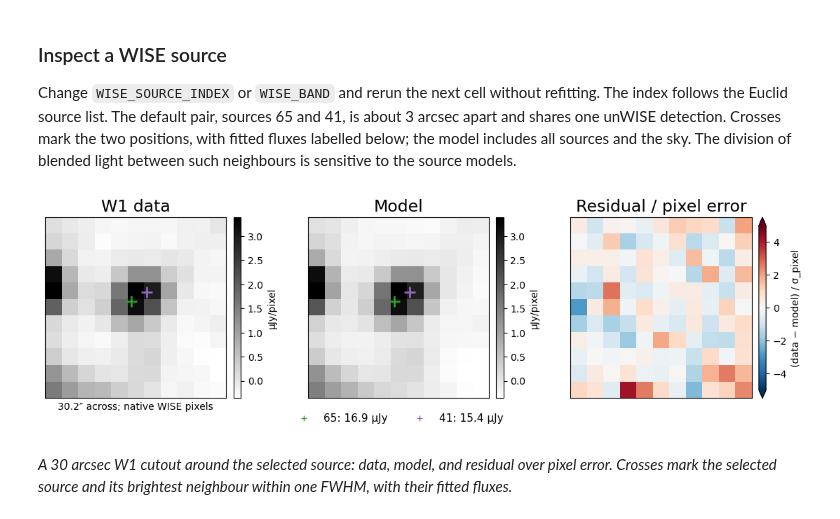
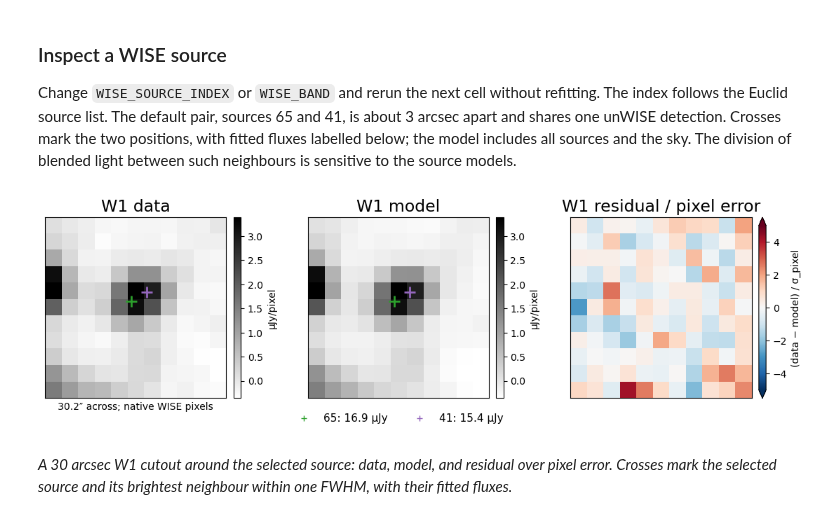
Before and after one commit to Caltech-IPAC/euclid-forced-photometry, a Jupyter notebook: notebooks/02_wise_forced_photometry.ipynb, the cells around one changed output. Drawn from its saved outputs; the diff is of its cells as text; code cells hidden in the pictures.

```diff
--- a/notebooks/02_wise_forced_photometry.ipynb
+++ b/notebooks/02_wise_forced_photometry.ipynb
@@ -79,3 +79,18 @@ if mask is not None:
 # %% [output]
 unWISE box: 320 arcsec, coadd_id=2709p666, W1 shape (116, 116)
 6 spike/halo/ghost pixels masked in the box
+# %%
+fig, axes = plt.subplots(1, 3, figsize=(18, 6.2))
+ep.viz.show_cutout(vis.cutouts['VIS'], ax=axes[0], title=f'VIS  {SIZE_ARCSEC:.0f}" field')
+for ax, band in zip(axes[1:], WISE_BANDS):
+    t = tiles[band]
+    cx, cy = t['wcs'].world_to_pixel_values(TARGET_RA, TARGET_DEC)
+    cut = Cutout2D(t['data'], (float(cx), float(cy)), SIZE_ARCSEC * u.arcsec, wcs=t['wcs'],
+                   mode='partial', fill_value=0.0)
+    ujy = ep.viz.ujy_per_unit(band=band)  # µJy per Vega nanomaggy
+    ax.imshow(cut.data * ujy, origin='lower', cmap='gray_r', interpolation='nearest',
+              vmin=0, vmax=float(np.nanpercentile(cut.data, 99.5)) * ujy)
+    ep.viz.add_colorbar(ax, label='µJy/pixel')
+    ax.set_title(f'unWISE {band}  {SIZE_ARCSEC:.0f}" field')
+    ax.set_xticks([]); ax.set_yticks([])
+plt.tight_layout(); plt.show()
@@ -201,14 +221,14 @@ for row, band in enumerate(WISE_BANDS):
     axes[row, 0].imshow(data * ujy, origin='lower', cmap='gray_r', vmin=0, vmax=vmax)
     axes[row, 0].set_title(f'{band} data ({SIZE_ARCSEC:.0f}")')
     axes[row, 1].imshow(model * ujy, origin='lower', cmap='gray_r', vmin=0, vmax=vmax)
-    axes[row, 1].set_title('Model')
+    axes[row, 1].set_title(f'{band} model')
     for ax in axes[row, :2]:
         ep.viz.add_colorbar(ax, label='µJy/pixel')
     _, info_res = ep.viz.show_residual(data, model, invvar=invvar, scale=ujy,
                                        unit='µJy/pixel', ax=axes[row, 2],
-                                       title='Residual (±5σ)')
+                                       title=f'{band} residual (±5σ)')
     _, info_chi = ep.viz.show_chi_map(data, model, invvar,
-                                      ax=axes[row, 3], title='Residual / pixel error')
+                                      ax=axes[row, 3], title=f'{band} residual / pixel error')
     for ax in axes[row]:
         ax.set_xticks([]); ax.set_yticks([])
         ax.title.set_fontsize(20)
@@ -247,35 +267,35 @@ data, model = r['data'][sy, sx], r['model'][sy, sx]
 weight = r['invvar'][sy, sx]
 chi = np.where(weight > 0, (data - model) * np.sqrt(weight), np.nan)
 extent = (sx.start - .5, sx.stop - .5, sy.start - .5, sy.stop - .5)
 lo, hi = np.nanpercentile(data[weight > 0], [1, 99])
 
 fig, axes = plt.subplots(1, 3, figsize=(13, 4.4))
 for ax, im, title in zip(axes, (data * ujy, model * ujy, chi),
-                         (f'{WISE_BAND} data', 'Model', 'Residual / pixel error')):
+                         (f'{WISE_BAND} data', f'{WISE_BAND} model', f'{WISE_BAND} residual / pixel error')):
     residual_panel = ax is axes[2]
     shown = ax.imshow(im, origin='lower', extent=extent, interpolation='nearest',
                       cmap='RdBu_r' if residual_panel else 'gray_r',
                       vmin=-5 if residual_panel else lo * ujy,
                       vmax=5 if residual_panel else hi * ujy)
     ax.set_title(title, fontsize=17); ax.set_xticks([]); ax.set_yticks([])
     fig.colorbar(shown, cax=ax.inset_axes([1.04, 0, .04, 1]),
                  extend='both' if residual_panel else 'neither',
                  label='(data − model) / σ_pixel' if residual_panel else 'µJy/pixel')
 
 # The selected source and its brightest positive neighbour within one FWHM.
 distance = np.hypot(*(xy - np.asarray(centre)).T) * wise.UNWISE_PIXEL_SCALE
 near = np.flatnonzero((distance < wise.WISE_FWHM_ARCSEC) & (r['flux_ujy'] > 0)
                       & (np.arange(len(sources)) != WISE_SOURCE_INDEX))
 highlight = [WISE_SOURCE_INDEX] + ([near[np.argmax(r['flux_ujy'][near])]] if len(near) else [])
 for j, colour in zip(highlight, ('tab:green', 'tab:purple')):
     for ax in axes[:2]:
         ax.plot(*xy[j], '+', color=colour, ms=12, mew=2)
     axes[1].plot([], [], '+', color=colour, label=f'{j}: {r["flux_ujy"][j]:.1f} µJy')
 axes[1].legend(loc='upper center', bbox_to_anchor=(.5, -.03), ncol=2, fontsize=11, frameon=False)
 axes[0].set_xlabel(f'{data.shape[1] * wise.UNWISE_PIXEL_SCALE:.1f}″ across; native WISE pixels')
 plt.subplots_adjust(wspace=.45, bottom=.19, right=.9); plt.show()
 # %% [output]
-[figure, old version]
+[figure, new version]
 # %% [markdown]
 *A 30 arcsec W1 cutout around the selected source: data, model, and residual over pixel error.
 Crosses mark the selected source and its brightest neighbour within one FWHM, with their
```
Also changed, not shown: parts of 11 cells of this notebook, 8 other files.
